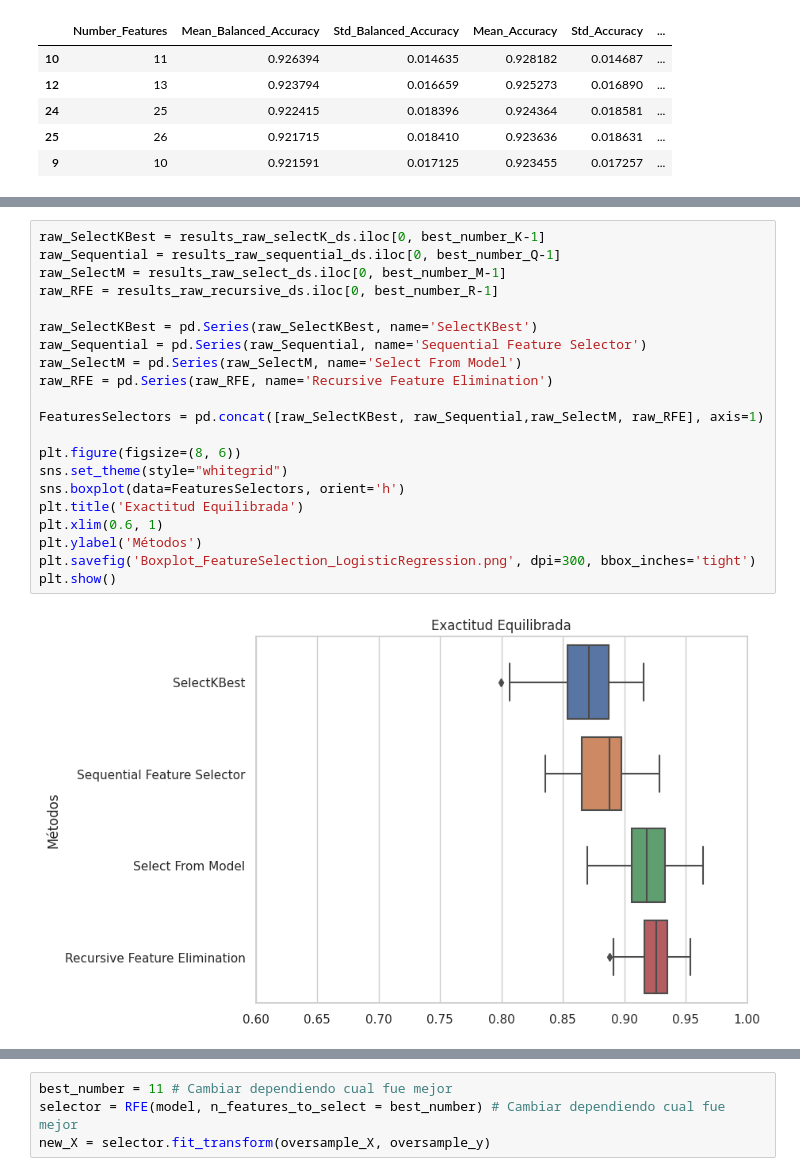
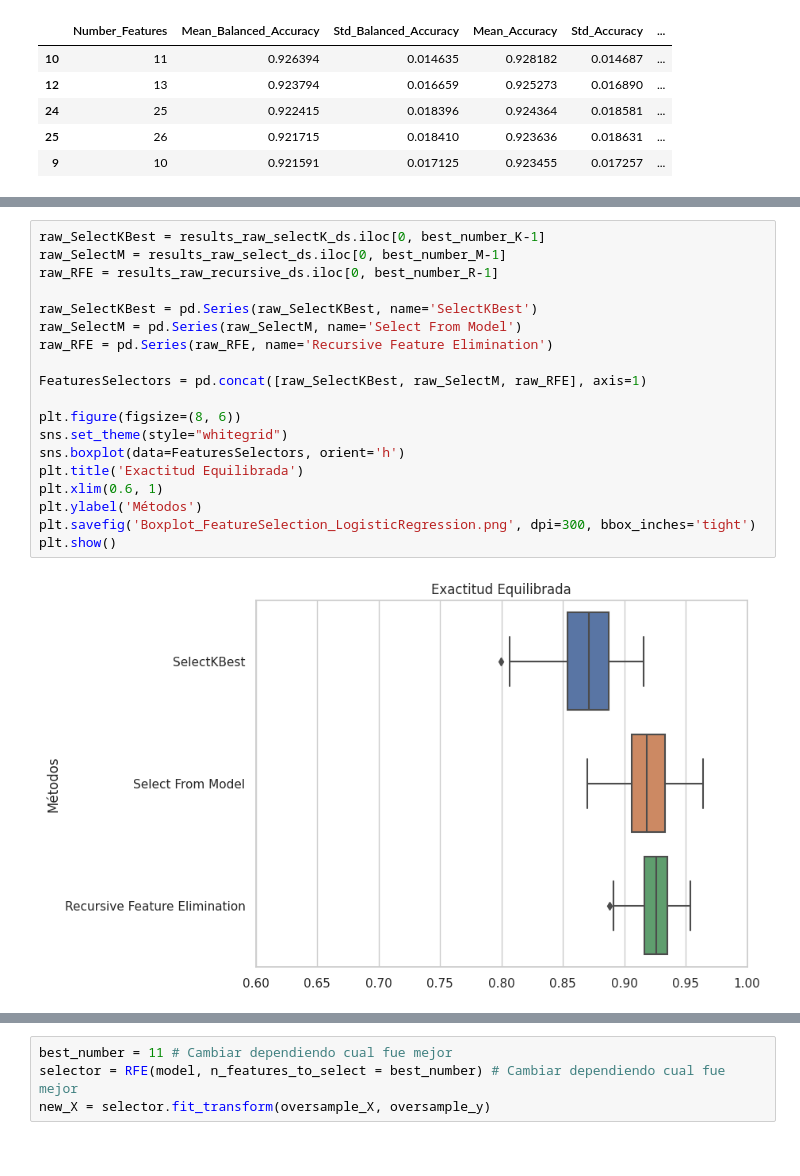
Before and after one commit to OsirisEscaL/Parkinson_Project, a Jupyter notebook: LogisticRegression_Parkinson_HeredetaryAtaxias.ipynb, the cells around one changed output, grey strips where cells are left out. Saved outputs shown, nothing was run; the diff lists cells and outputs as text.

```diff
--- a/LogisticRegression_Parkinson_HeredetaryAtaxias.ipynb
+++ b/LogisticRegression_Parkinson_HeredetaryAtaxias.ipynb
@@ -823,25 +715,23 @@ Index(['RMS_AP_Der', 'IPSD_VER_Der', 'Freq_100_ML_Der', 'Freq_75_AP_Der',
       dtype='object')
 # %%
 raw_SelectKBest = results_raw_selectK_ds.iloc[0, best_number_K-1]
-raw_Sequential = results_raw_sequential_ds.iloc[0, best_number_Q-1]
 raw_SelectM = results_raw_select_ds.iloc[0, best_number_M-1]
 raw_RFE = results_raw_recursive_ds.iloc[0, best_number_R-1]
 
 raw_SelectKBest = pd.Series(raw_SelectKBest, name='SelectKBest')
-raw_Sequential = pd.Series(raw_Sequential, name='Sequential Feature Selector')
 raw_SelectM = pd.Series(raw_SelectM, name='Select From Model')
 raw_RFE = pd.Series(raw_RFE, name='Recursive Feature Elimination')
 
-FeaturesSelectors = pd.concat([raw_SelectKBest, raw_Sequential,raw_SelectM, raw_RFE], axis=1)
+FeaturesSelectors = pd.concat([raw_SelectKBest, raw_SelectM, raw_RFE], axis=1)
 
 plt.figure(figsize=(8, 6))
 sns.set_theme(style="whitegrid")
 sns.boxplot(data=FeaturesSelectors, orient='h')
 plt.title('Exactitud Equilibrada')
 plt.xlim(0.6, 1)
 plt.ylabel('Métodos')
 plt.savefig('Boxplot_FeatureSelection_LogisticRegression.png', dpi=300, bbox_inches='tight')
 plt.show()
 # %% [output]
-[figure, old version]
+[figure, new version]
 # %%
```
Also changed, not shown: parts of 13 cells of this notebook.
